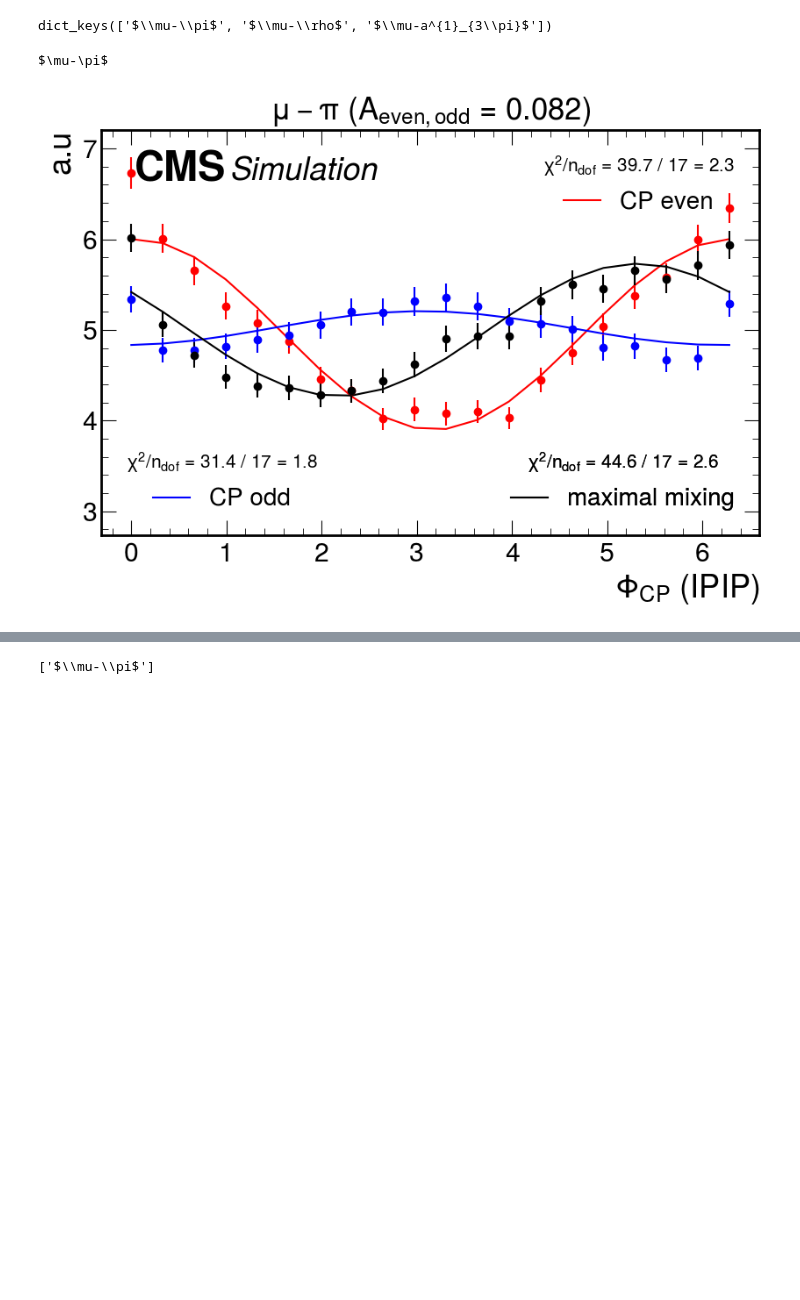
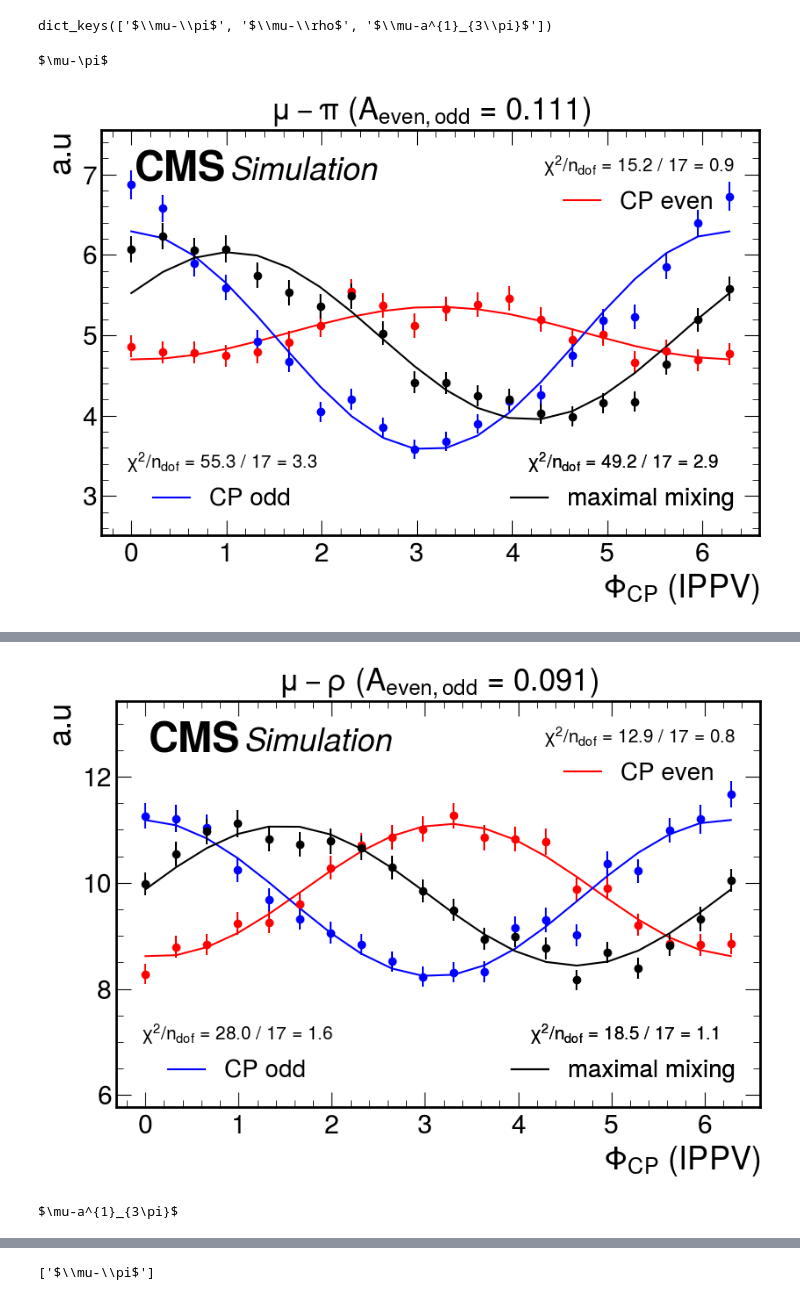
Before and after one commit to mathilde-t/PhiCP_Fit, a Jupyter notebook: fit_phicp.ipynb, the cells around one changed output, grey strips where cells are left out. Cells and saved outputs as stored; diff of their text form; code cells hidden in the pictures; blank space fills up the shorter version.

```diff
--- a/fit_phicp.ipynb
+++ b/fit_phicp.ipynb
@@ -1,7 +1,9 @@
 # %%
 fit_results = { "tags": [], "keys": [], "a/b": [] }         # e.g tag = IPDP, key = mupi, a/b = num/num
 # %%
-tag = "IPIP"
+tag = "IPPV"
+#tag = "IPDP"
+#tag = "IPPV"
 # %%
 catdict = {
     r"$\mu-\pi$"     : 20014002,
@@ -143,7 +144,7 @@ def fit(x, y, err=0.05, model=model):
     m.fixed = False
     m.migrad()  # finds minimum of least_squares function
     m.hesse()  # accurately computes uncertainties
-    return m, err, m.values["a"], m.values["b"], m.values["c"]
+    return m, err, m.values["a"], m.errors["a"], m.values["b"], m.errors["b"], m.values["c"]
 
 for key, val in cparray.items():
     print(key)
@@ -159,17 +160,27 @@ for key, val in cparray.items():
     maxmix, maxmix_err = maxmix_zip[0][0], maxmix_zip[1][0]
 
     # Fit and axtract parameters
-    m_even, err_even, a_even, b_even, c_even = fit(x, even, even_err)
-    m_odd, err_odd, a_odd, b_odd, c_odd = fit(x, odd, odd_err)
-    m_maxmix, err_maxmix, a_maxmix, b_maxmix, c_maxmix = fit(x, maxmix, maxmix_err)
+    m_even, err_even, a_even, sigma_a_even, b_even, sigma_b_even, c_even = fit(x, even, even_err)
+    m_odd, err_odd, a_odd, sigma_a_odd, b_odd, sigma_b_odd, c_odd = fit(x, odd, odd_err)
+    m_maxmix, err_maxmix, a_maxmix, sigma_a_maxmix, b_maxmix, sigma_b_maxmix, c_maxmix = fit(x, maxmix, maxmix_err)
+
+
+    # Calculate a/b and propagate uncertainties
+    a_b_even = a_even / b_even
+    a_b_odd = a_odd / b_odd
+    a_b_maxmix = a_maxmix / b_maxmix
+
+    sigma_ab_even = a_b_even * np.sqrt((sigma_a_even / a_even) ** 2 + (sigma_b_even / b_even) ** 2)
+    sigma_ab_odd = a_b_odd * np.sqrt((sigma_a_odd / a_odd) ** 2 + (sigma_b_odd / b_odd) ** 2)
+    sigma_ab_maxmix = a_b_maxmix * np.sqrt((sigma_a_maxmix / a_maxmix) ** 2 + (sigma_b_maxmix / b_maxmix) ** 2)
 
     # Save a/b rations for each fit
     fit_results["tags"].append(tag)
     fit_results["keys"].append(key)
     fit_results["a/b"].append({
-        "a/b_even": a_even/b_even,
-        "a/b_odd" : a_odd/b_odd,
-        "a/b_maxmix" : a_maxmix/b_maxmix
+        "a/b_even": (a_b_even, sigma_ab_even),
+        "a/b_odd": (a_b_odd, sigma_ab_odd),
+        "a/b_maxmix": (a_b_maxmix, sigma_ab_maxmix),
         })
 
     cpfitarray[key] = {"m_even": m_even, "m_odd": m_odd, "m_maxmix": m_maxmix}
@@ -225,32 +236,32 @@ for key, val in cparray.items():
     fit_info_maxmix = [
         f"$\\chi^2$/$n_\\mathrm{{dof}}$ = {m_maxmix.fval:.1f} / {m_maxmix.ndof:.0f} = {m_maxmix.fmin.reduced_chi2:.1f}",
     ]
 
     leg_maxmix_handle = Line2D([0], [0], color='black', label="maximal mixing")
     leg_maxmix = plt.legend(handles=[leg_maxmix_handle], title="\n".join(fit_info_maxmix), frameon=False, loc="lower right", fontsize=20, title_fontsize=15)
     plt.gca().add_artist(leg_maxmix)
 
     plt.xlabel(r"$\Phi_{CP}$"+f" ({tag})")
     plt.ylabel("a.u")
 
     asymm_even_odd = comp_asymmetry(even_fit, odd_fit)
     asymm_even_maxmix = comp_asymmetry(even_fit, maxmix_fit)
     asymm_odd_maxmix = comp_asymmetry(odd_fit, maxmix_fit)
 
     plt.title(f"{key} ($A_{{even,odd}}$ = {round(asymm_even_odd, 3)})", fontsize=25, loc='center')
 
 
     fits_y_min = np.min([np.min(even_fit),np.min(odd_fit),np.min(maxmix_fit)])
     fits_y_max = np.max([np.max(even_fit),np.max(odd_fit),np.max(maxmix_fit)])
     y_min = fits_y_min - 0.3 * fits_y_min
     y_max = fits_y_max + 0.2 * fits_y_max
 
     plt.ylim(y_min,y_max)
 
     plt.tight_layout()
     plt.savefig(f"OUTPUT/{tag}_{simpledict[key]}.pdf", dpi=300)
     plt.show()
 # %% [output]
 $\mu-\pi$
-[figure, old version]
+[figure, new version]
 $\mu-\rho$
@@ -259,0 +268,2 @@ WARNING : $\mu-a^{1}_{3\pi}$ has empty dict
+[figure, added]
+$\mu-a^{1}_{3\pi}$
```
Also changed, not shown: parts of 9 cells of this notebook, 9 other files.
